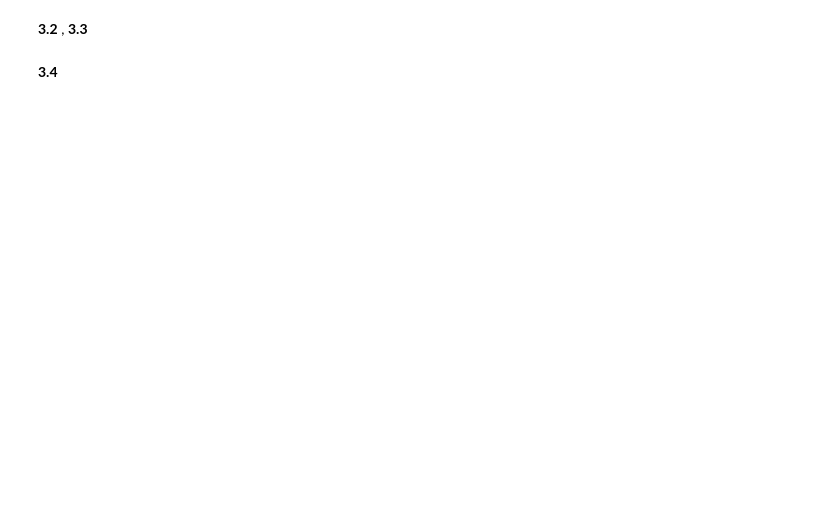
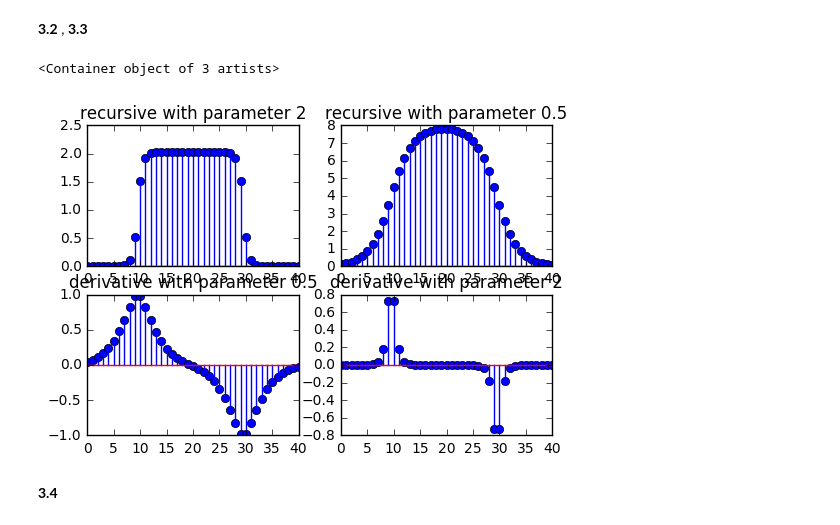
Before and after one commit to robertopao/DSP-TP-1617, a Jupyter notebook: Lab6-7/python/Lab67.ipynb, the cells around one changed output. Cells and saved outputs as stored; diff of their text form; code cells hidden in the pictures; blank space fills up the shorter version.

```diff
--- a/Lab6-7/python/Lab67.ipynb
+++ b/Lab6-7/python/Lab67.ipynb
@@ -184,4 +231,18 @@ def derivativeR(x,scaling=0.5,Ts=1):
 # %% [markdown]
 **2.4**
+# %%
+def step(n=0, N=20):
+    if n>N-1:
+        raise ValueError('change parameter')
+        return
+
+
+    step_seq=np.zeros((N,))
+    step_seq[n:]=np.ones((N-n,))
+
+    return step_seq
 # %% [markdown]
 **3.1**
+# %%
+x_box=step(10, 41)-step(30,41)
+plt.stem(x_box)
@@ -188,4 +252,20 @@ def derivativeR(x,scaling=0.5,Ts=1):
 # %% [markdown]
 **3.2** , **3.3**
+# %%
+plt.subplot(2,2,1)
+plt.title('recursive with parameter 2')
+plt.stem(smoothingR(x_box,scaling=2,Ts=1))
+plt.subplot(2,2,2)
+plt.title('recursive with parameter 0.5')
+plt.stem(smoothingR(x_box,scaling=0.5,Ts=1))
+plt.subplot(2,2,3)
+plt.title('derivative with parameter 0.5')
+plt.stem(derivativeR(x_box,scaling=0.5,Ts=1))
+plt.subplot(2,2,4)
+plt.title('derivative with parameter 2')
+plt.stem(derivativeR(x_box,scaling=2,Ts=1))
+# %% [output]
+<Container object of 3 artists>
+[figure, added]
 # %% [markdown]
 **3.4**
```
Also changed, not shown: parts of 6 cells of this notebook.
